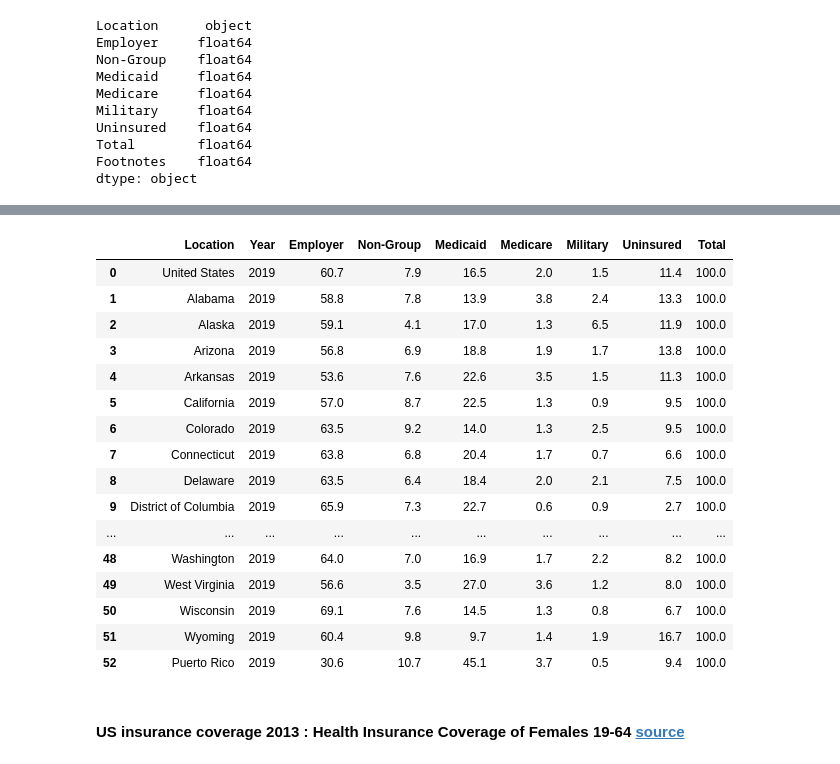
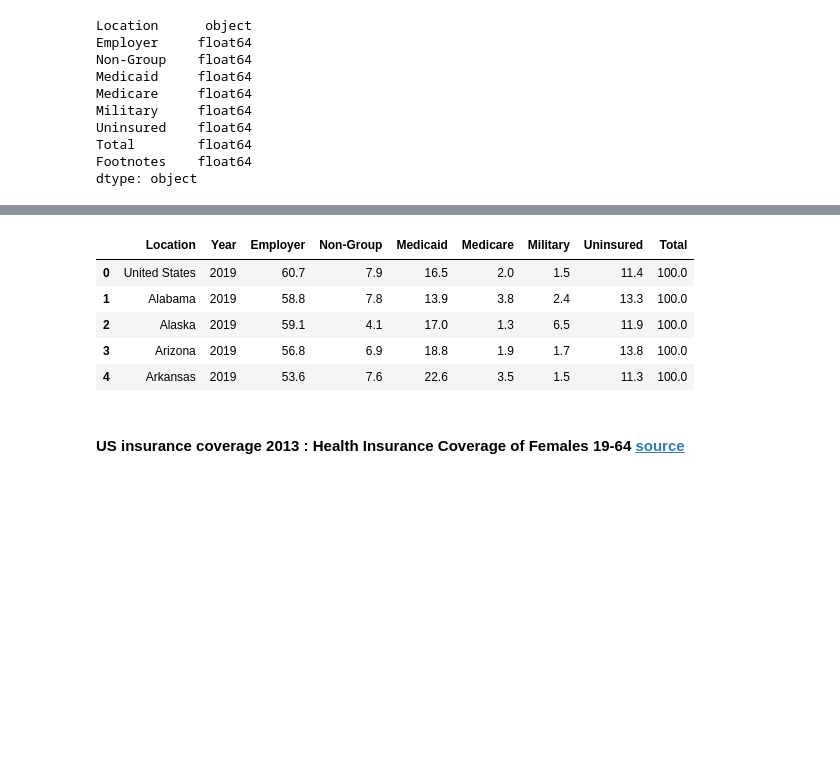
Before and after one commit to LeeProut/US-Maternal-Mortality, a Jupyter notebook: MMR_CDC.ipynb, the cells around one changed output, grey strips where cells are left out. Saved outputs shown, nothing was run; the diff lists cells and outputs as text; code cells hidden in the pictures; blank space fills up the shorter version.

```diff
--- a/MMR_CDC.ipynb
+++ b/MMR_CDC.ipynb
@@ -320,33 +304,22 @@ Name: Location, dtype: object
 # %%
 # make a new dataframe with percentages and without the footnotes column
 us_ins_2019_df = pd.DataFrame({'Location': locations,
                                'Year': '2019',
                                'Employer': employer_per,
                                'Non-Group': non_group_per,
                                'Medicaid': medicaid_per,
                                'Medicare': medicare_per,
                                'Military': military_per,
                                'Uninsured': uninsured_per,
                                'Total': total_per})
-us_ins_2019_df
+us_ins_2019_df.head()
 # %% [output]
 |  | Location | Year | Employer | Non-Group | Medicaid | Medicare | Military | Uninsured | Total |
 | 0 | United States | 2019 | 60.7 | 7.9 | 16.5 | 2.0 | 1.5 | 11.4 | 100.0 |
 | 1 | Alabama | 2019 | 58.8 | 7.8 | 13.9 | 3.8 | 2.4 | 13.3 | 100.0 |
 | 2 | Alaska | 2019 | 59.1 | 4.1 | 17.0 | 1.3 | 6.5 | 11.9 | 100.0 |
 | 3 | Arizona | 2019 | 56.8 | 6.9 | 18.8 | 1.9 | 1.7 | 13.8 | 100.0 |
 | 4 | Arkansas | 2019 | 53.6 | 7.6 | 22.6 | 3.5 | 1.5 | 11.3 | 100.0 |
-| 5 | California | 2019 | 57.0 | 8.7 | 22.5 | 1.3 | 0.9 | 9.5 | 100.0 |
-| 6 | Colorado | 2019 | 63.5 | 9.2 | 14.0 | 1.3 | 2.5 | 9.5 | 100.0 |
-| 7 | Connecticut | 2019 | 63.8 | 6.8 | 20.4 | 1.7 | 0.7 | 6.6 | 100.0 |
-| 8 | Delaware | 2019 | 63.5 | 6.4 | 18.4 | 2.0 | 2.1 | 7.5 | 100.0 |
-| 9 | District of Columbia | 2019 | 65.9 | 7.3 | 22.7 | 0.6 | 0.9 | 2.7 | 100.0 |
-| ... | ... | ... | ... | ... | ... | ... | ... | ... | ... |
-| 48 | Washington | 2019 | 64.0 | 7.0 | 16.9 | 1.7 | 2.2 | 8.2 | 100.0 |
-| 49 | West Virginia | 2019 | 56.6 | 3.5 | 27.0 | 3.6 | 1.2 | 8.0 | 100.0 |
-| 50 | Wisconsin | 2019 | 69.1 | 7.6 | 14.5 | 1.3 | 0.8 | 6.7 | 100.0 |
-| 51 | Wyoming | 2019 | 60.4 | 9.8 | 9.7 | 1.4 | 1.9 | 16.7 | 100.0 |
-| 52 | Puerto Rico | 2019 | 30.6 | 10.7 | 45.1 | 3.7 | 0.5 | 9.4 | 100.0 |
 # %% [markdown]
 #### US insurance coverage 2013 : Health Insurance Coverage of Females 19-64 [source](https://www.kff.org/other/state-indicator/health-insurance-coverage-of-nonelderly-adult-females/?currentTimeframe=6&sortModel=%7B%22colId%22:%22Location%22,%22sort%22:%22asc%22%7D)
 # %%
```
Also changed, not shown: parts of 18 cells of this notebook, 1 other file.
